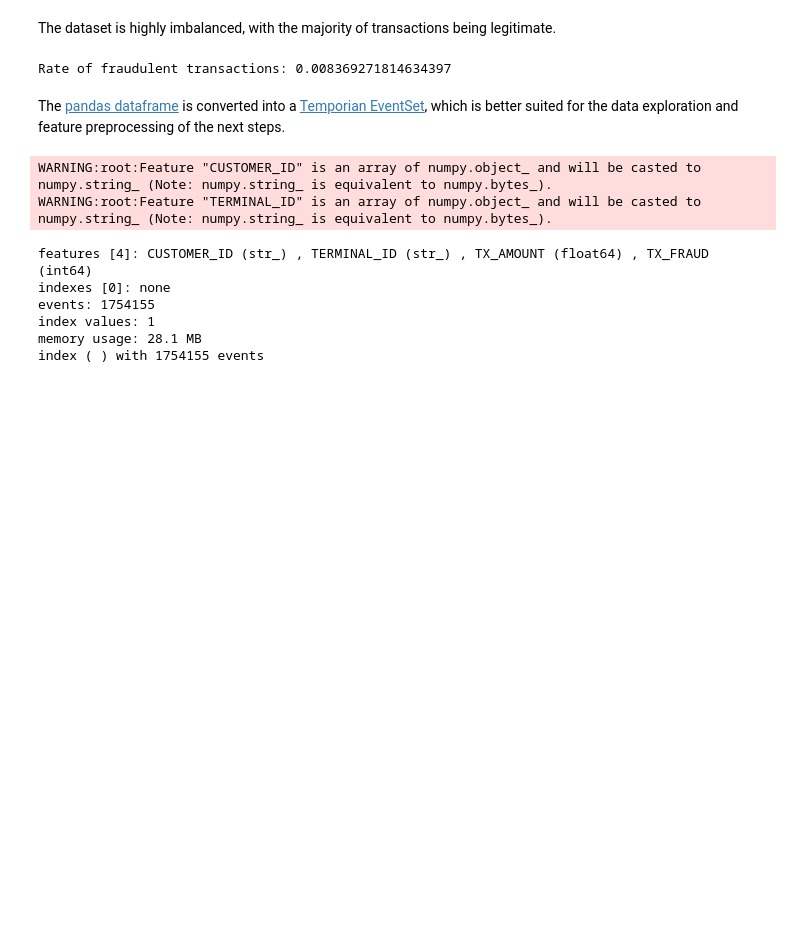
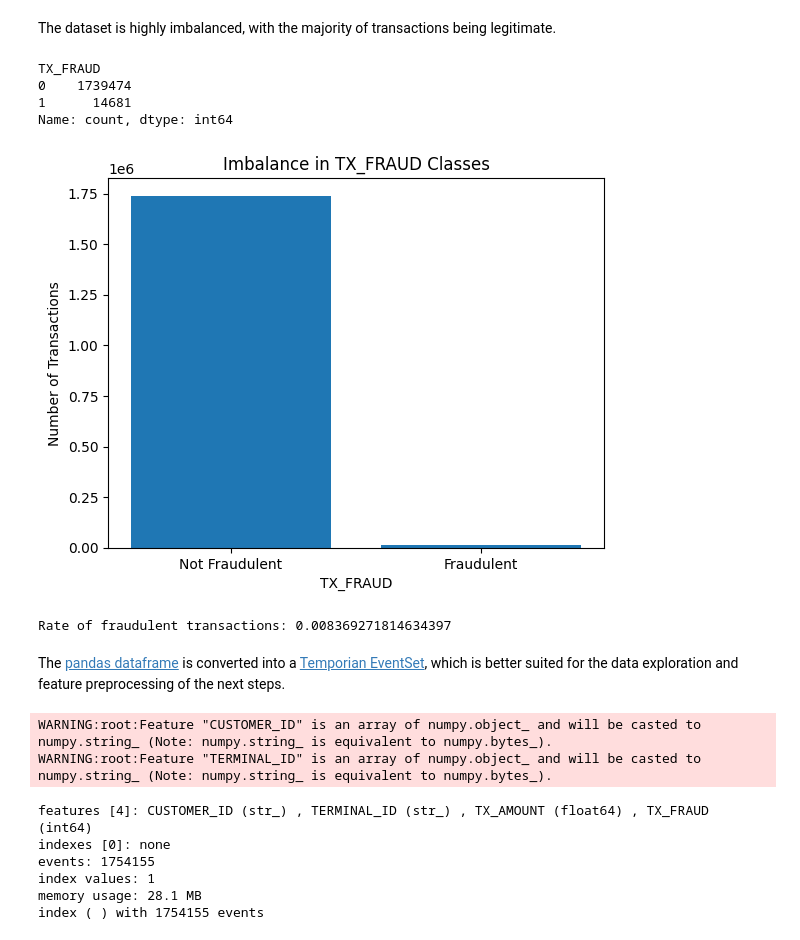
Before and after one commit to wjlim-14/payment-card-fraud-detection-keras, a Jupyter notebook: event_classification_for_payment_card_fraud_detection.ipynb, the cells around one changed output. Cells and saved outputs as stored; diff of their text form; code cells hidden in the pictures; blank space fills up the shorter version.

```diff
--- a/event_classification_for_payment_card_fraud_detection.ipynb
+++ b/event_classification_for_payment_card_fraud_detection.ipynb
@@ -134,6 +151,29 @@ transactions_dataframe.head(4)
 # %% [markdown]
 The dataset is highly imbalanced, with the majority of transactions being
 legitimate.
+# %%
+import matplotlib.pyplot as plt
+
+# Count the occurrences of each class
+fraud_counts = transactions_dataframe["TX_FRAUD"].value_counts()
+print(fraud_counts)
+# Plot the bar chart
+plt.bar(fraud_counts.index, fraud_counts.values)
+
+# Add labels and title
+plt.xlabel('TX_FRAUD')
+plt.ylabel('Number of Transactions')
+plt.title('Imbalance in TX_FRAUD Classes')
+plt.xticks([0, 1], ['Not Fraudulent', 'Fraudulent'])
+
+# Show plot
+plt.show()
+# %% [output]
+TX_FRAUD
+0    1739474
+1      14681
+Name: count, dtype: int64
+[figure, added]
 # %%
 fraudulent_rate = transactions_dataframe["TX_FRAUD"].mean()
 print("Rate of fraudulent transactions:", fraudulent_rate)
```
Also changed, not shown: parts of 4 cells of this notebook.
